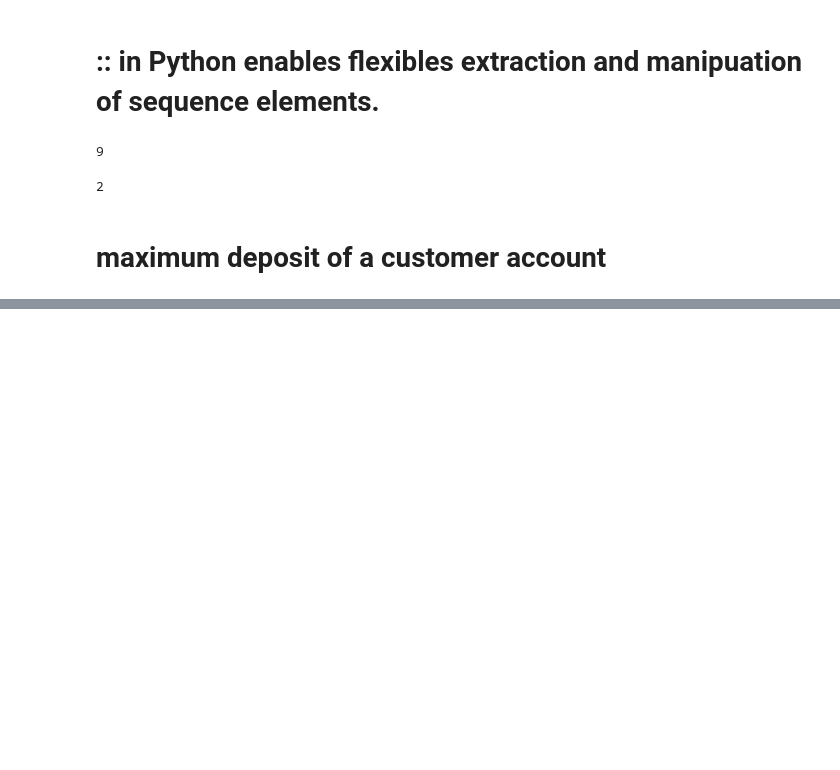
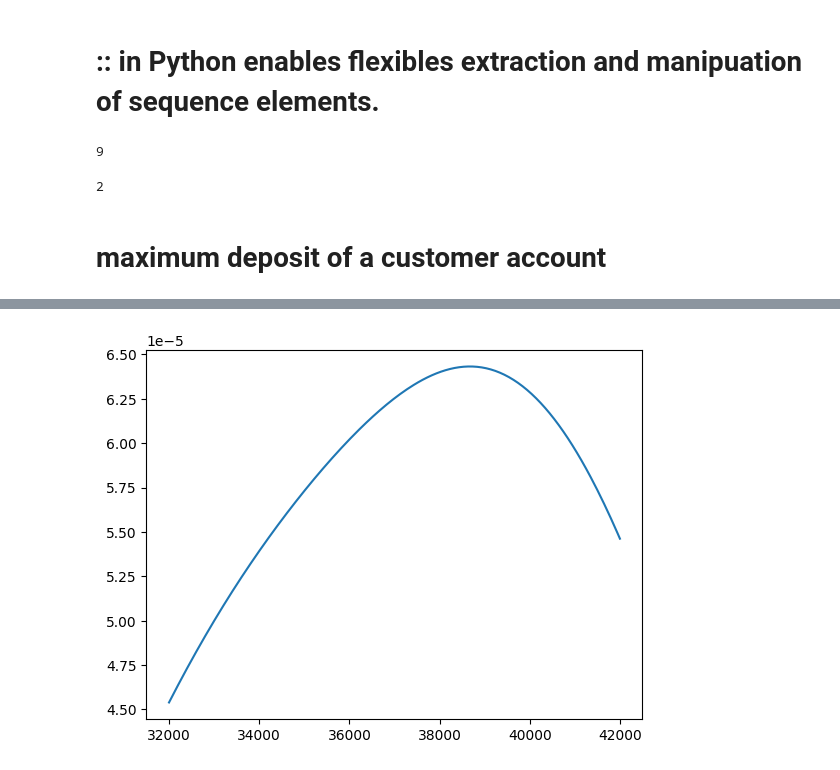
Before and after one commit to DINESH-cell-space/python-with-colab, a Jupyter notebook: python_basic_code.ipynb, the cells around one changed output, grey strips where cells are left out. Cells and saved outputs as stored; diff of their text form; code cells hidden in the pictures; blank space fills up the shorter version.

```diff
--- a/python_basic_code.ipynb
+++ b/python_basic_code.ipynb
@@ -274,0 +531,11 @@ def twoSum(nums,target):
+# %%
+import matplotlib.pyplot as plt
+import numpy as np
+from scipy.stats import gaussian_kde
+fees =[38000,32000,42000]
+density = gaussian_kde(fees)
+xs = np.linspace(min(fees),max(fees),200)
+plt.plot(xs,density(xs))
+plt.show()
+# %% [output]
+[figure, added]
```
Also changed, not shown: parts of 46 cells of this notebook.
